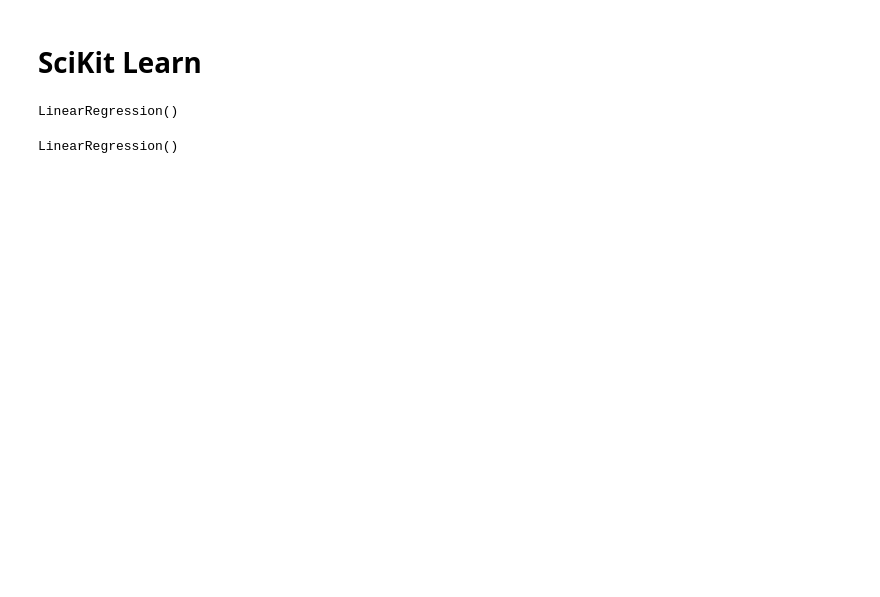
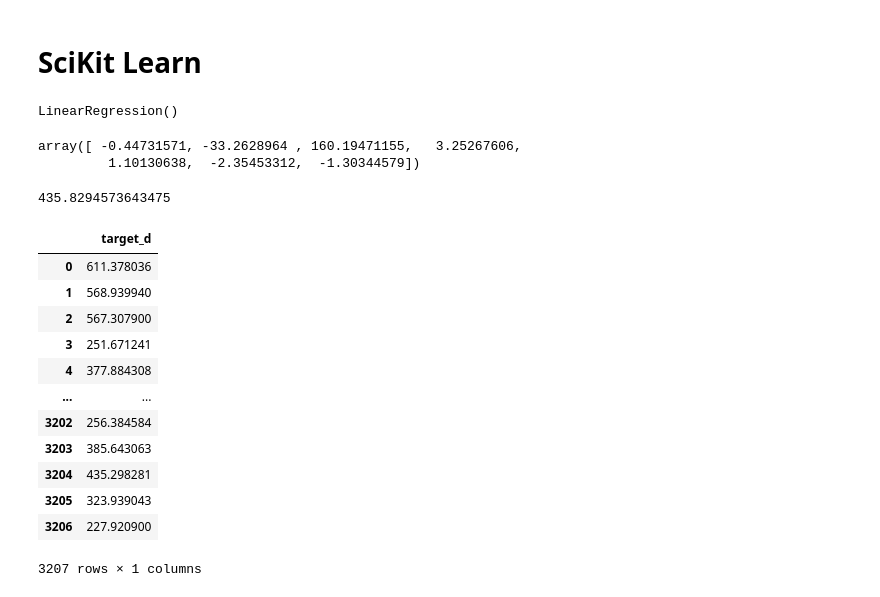
Before and after one commit to Phylanxy/Labs, a Jupyter notebook: week 4/Day 2/Lab_linear_regression.ipynb, the cells around one changed output. Drawn from its saved outputs; the diff is of its cells as text; code cells hidden in the pictures; blank space fills up the shorter version.

```diff
--- a/week 4/Day 2/Lab_linear_regression.ipynb
+++ b/week 4/Day 2/Lab_linear_regression.ipynb
@@ -227,6 +229,30 @@ model.fit(X_train_ct, y_train)   # model train
 # %% [output]
 LinearRegression()
 # %%
-model
+model.coef_
 # %% [output]
-LinearRegression()
+array([ -0.44731571, -33.2628964 , 160.19471155,   3.25267606,
+         1.10130638,  -2.35453312,  -1.30344579])
+# %%
+model.intercept_
+# %% [output]
+435.8294573643475
+# %%
+y_pred = pd.DataFrame(model.predict(X_test_ct),columns = ['target_d'] )      # model prediction
+y_pred_train =  pd.DataFrame(model.predict(X_train_ct),columns = ['target_d'])
+# %%
+y_pred
+# %% [output]
+|  | target_d |
+| 0 | 611.378036 |
+| 1 | 568.939940 |
+| 2 | 567.307900 |
+| 3 | 251.671241 |
+| 4 | 377.884308 |
+| ... | ... |
+| 3202 | 256.384584 |
+| 3203 | 385.643063 |
+| 3204 | 435.298281 |
+| 3205 | 323.939043 |
+| 3206 | 227.920900 |
+3207 rows × 1 columns
```
Also changed, not shown: parts of 5 cells of this notebook.
